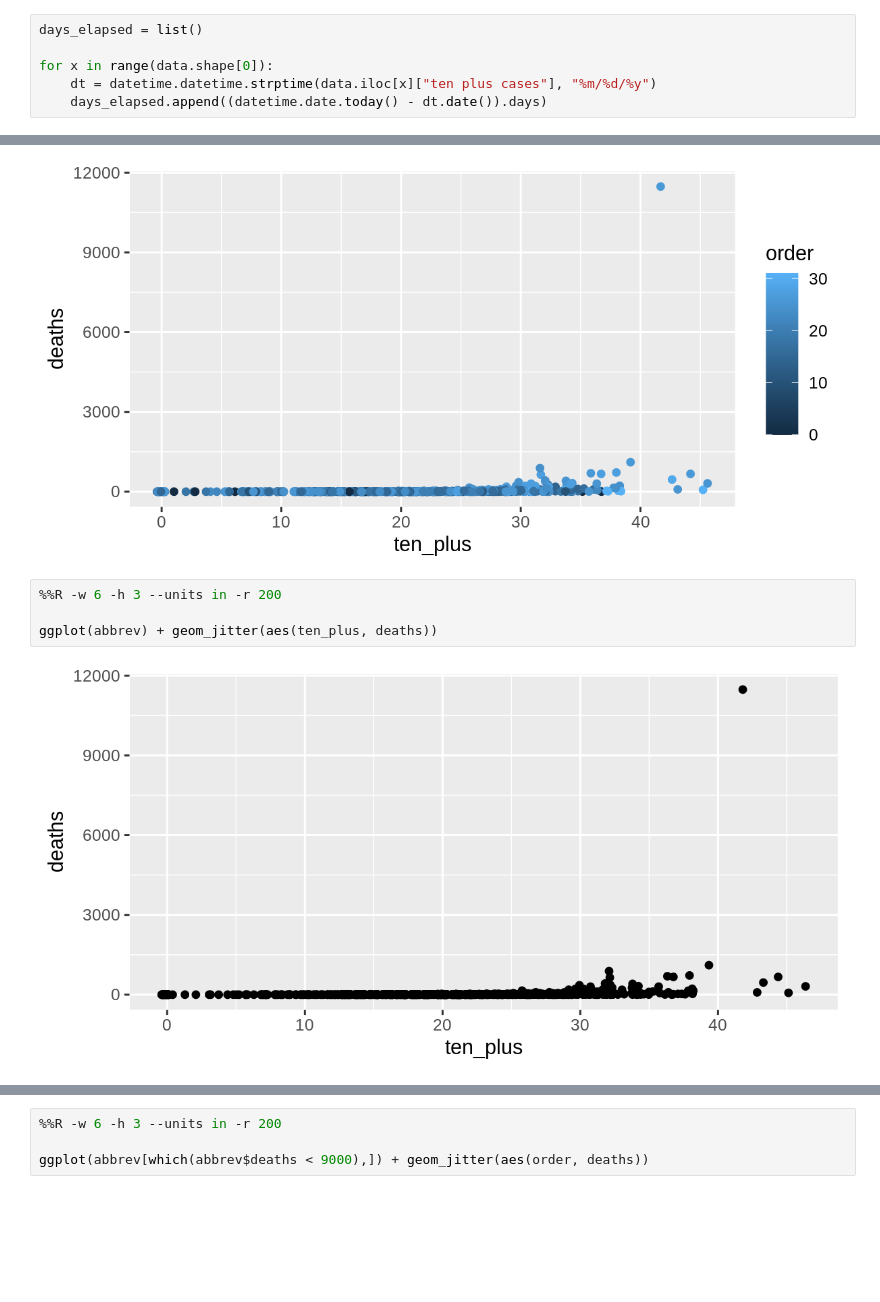
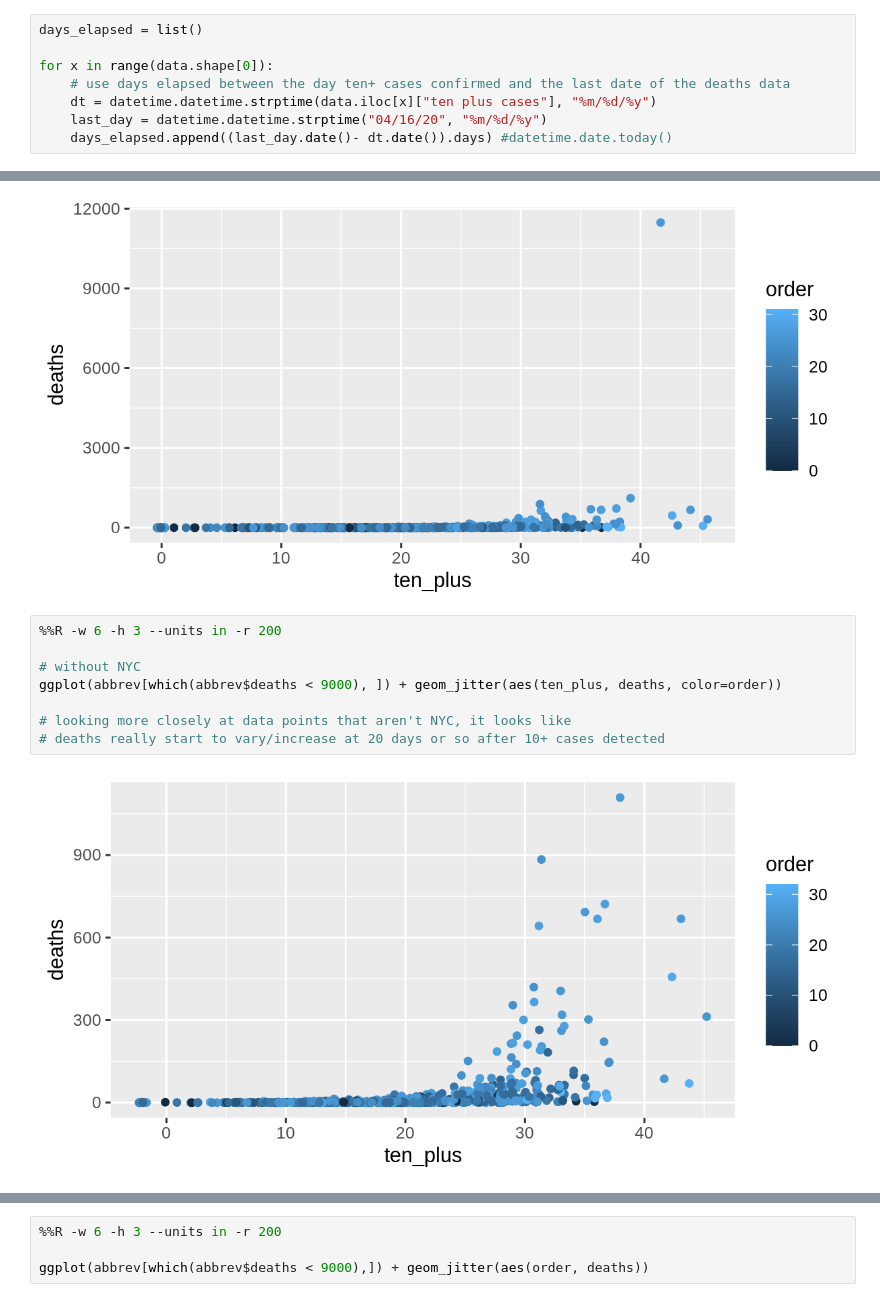
Before and after one commit to aejurgensen/Covid-19, a Jupyter notebook: EDA.ipynb, the cells around one changed output, grey strips where cells are left out. Drawn from its saved outputs; the diff is of its cells as text; blank space fills up the shorter version.

```diff
--- a/EDA.ipynb
+++ b/EDA.ipynb
@@ -62,8 +62,10 @@ array(['Unnamed: 0', 'household_size', 'empl_agriculture',
 days_elapsed = list()
 
 for x in range(data.shape[0]):
+    # use days elapsed between the day ten+ cases confirmed and the last date of the deaths data
     dt = datetime.datetime.strptime(data.iloc[x]["ten plus cases"], "%m/%d/%y")
-    days_elapsed.append((datetime.date.today() - dt.date()).days)
+    last_day = datetime.datetime.strptime("04/16/20", "%m/%d/%y")
+    days_elapsed.append((last_day.date()- dt.date()).days) #datetime.date.today()
 # %%
 data["days since 10+"] = days_elapsed
 # %%
@@ -310,9 +325,13 @@ ggplot(abbrev) + geom_jitter(aes(ten_plus, deaths, color=order))
 # %%
 %%R -w 6 -h 3 --units in -r 200
 
-ggplot(abbrev) + geom_jitter(aes(ten_plus, deaths))
+# without NYC
+ggplot(abbrev[which(abbrev$deaths < 9000), ]) + geom_jitter(aes(ten_plus, deaths, color=order))
+
+# looking more closely at data points that aren't NYC, it looks like
+# deaths really start to vary/increase at 20 days or so after 10+ cases detected
 # %% [output]
-[figure, old version]
+[figure, new version]
 # %%
 abbrev[abbrev["deaths"] >= 9000]
 # %% [output]
```
Also changed, not shown: parts of 23 cells of this notebook.
